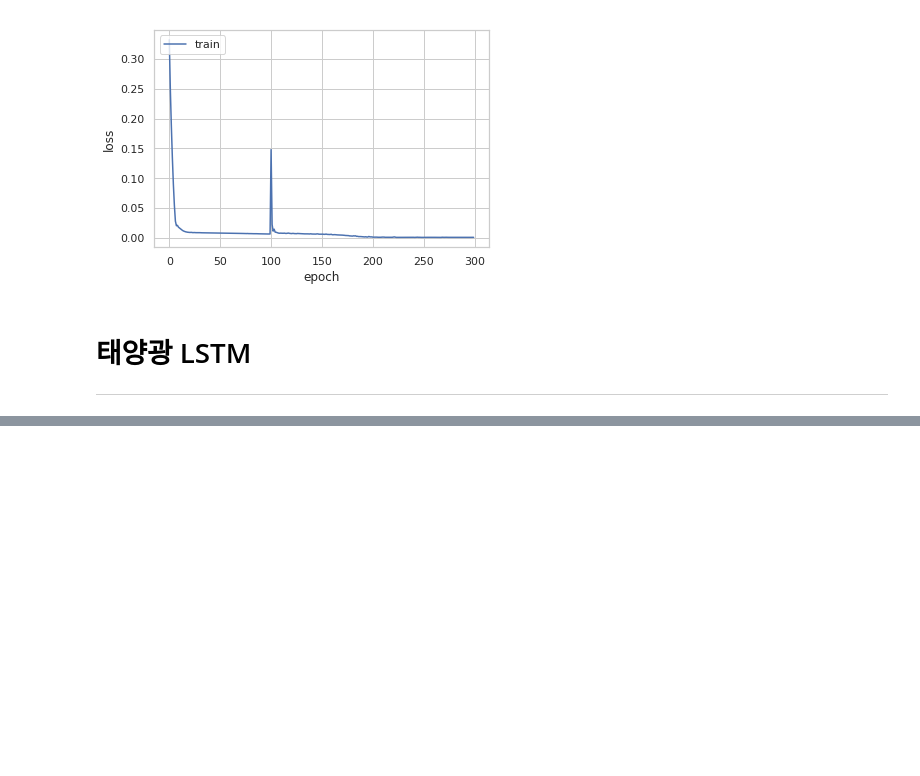
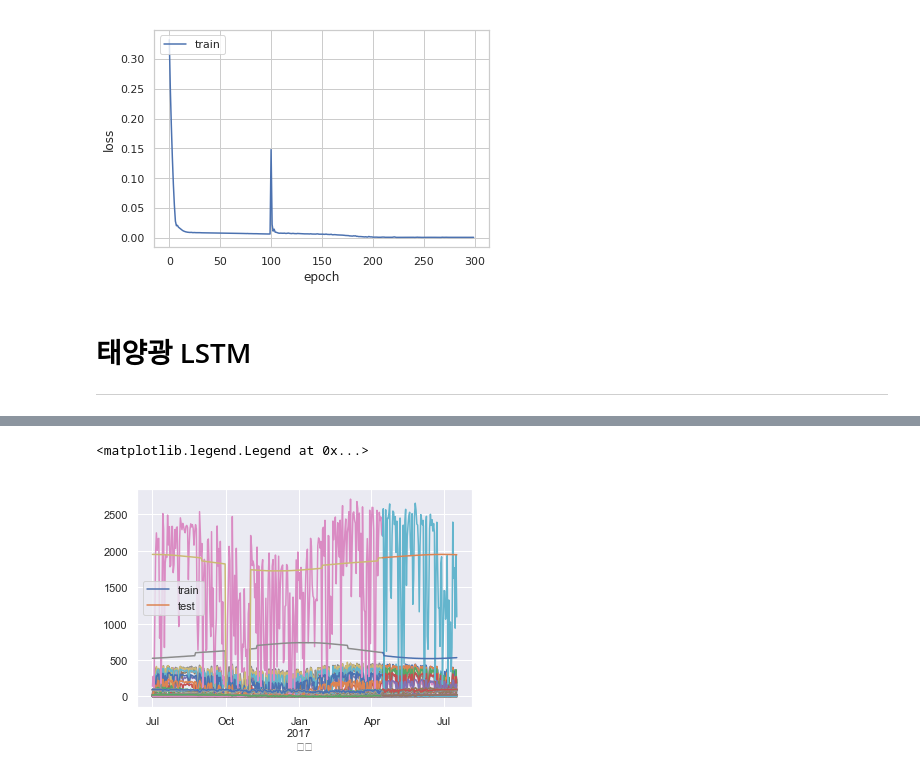
Before and after one commit to seokyeongheo/iot-data-practice, a Jupyter notebook: IOT_practice_01.RNN.ipynb, the cells around one changed output, grey strips where cells are left out. Drawn from its saved outputs; the diff is of its cells as text; code cells hidden in the pictures; blank space fills up the shorter version.

```diff
--- a/IOT_practice_01.RNN.ipynb
+++ b/IOT_practice_01.RNN.ipynb
@@ -230,0 +348,3 @@ plt.show()
+# %%
+solar_raw['날짜'] = solar_raw['날짜'].apply(lambda x: "20"+str(x))
+solar_raw.tail()
@@ -230,0 +359,5 @@ plt.show()
+# %%
+# 월별 끝일 삽일
+solar_raw['날짜'] = pd.to_datetime(solar_raw['날짜'])
+solar_raw = solar_raw.set_index('날짜')
+solar_raw.head()
@@ -230,0 +384,18 @@ plt.show()
+# %%
+columns = list(solar_raw.columns)
+# %%
+# 기준점 형성(Timestamp)
+split_date = pd.Timestamp('2017-04-15')
+
+# Unadjusted feature만 활용해서 dataframe을 만든다
+train = solar_raw.loc[:split_date, columns]
+test = solar_raw.loc[split_date:, columns]
+
+print(split_date, train.shape, test.shape)
+
+# plot
+
+ax = train.plot()
+test.plot(ax=ax)
+plt.legend(['train', 'test'])
+# %% [output]
@@ -230,0 +403,2 @@ plt.show()
+<matplotlib.legend.Legend at 0x...>
+[figure, added]
```
Also changed, not shown: parts of 44 cells of this notebook.
